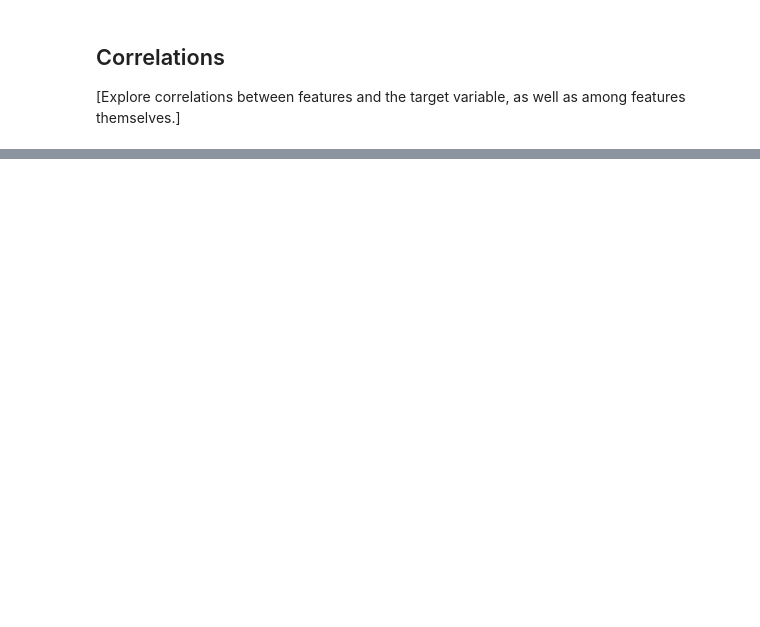
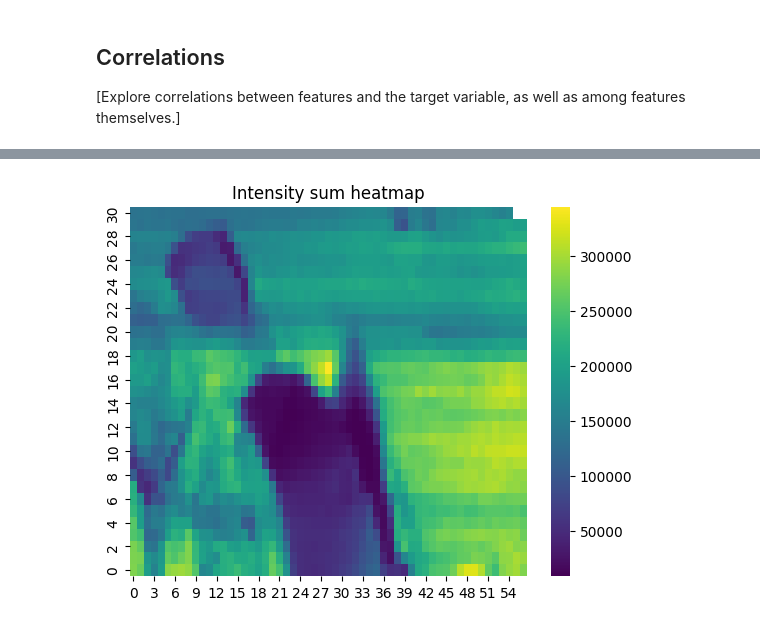
Before and after one commit to Torbus2025/photoemission_quality, a Jupyter notebook: 1_DatasetCharacteristics/exploratory_data_analysis.ipynb, the cells around one changed output, grey strips where cells are left out. Saved outputs shown, nothing was run; the diff lists cells and outputs as text; code cells hidden in the pictures; blank space fills up the shorter version.

Commit message:
heatmaps for label distribution added

```diff
--- a/1_DatasetCharacteristics/exploratory_data_analysis.ipynb
+++ b/1_DatasetCharacteristics/exploratory_data_analysis.ipynb
@@ -198,0 +162,84 @@ plt.show()
+# %%
+# heatmaps to show the distribution of the intensity sums across the samples as well as the distribution of the quality labels (Resolution and Symmetrie).
+
+from matplotlib.colors import ListedColormap
+def i_sum(df, sample_index):
+    return np.sum(df[:, :, sample_index])
+
+# Calculate intensity sum for each sample and add to labels_df
+intensity_sums = [i_sum(df, i) for i in range(num_samples)]
+labels_df['intensity_sum'] = intensity_sums
+
+x = 57 # number of measurements (ARPES spectra) in x direction on sample
+
+# To create a heatmap, we need to reshape the intensity sums into a 2D array
+arr = labels_df['intensity_sum'].to_numpy().astype(float)
+pad_len = (-len(arr)) % x
+arr_padded = np.pad(arr, (0, pad_len), constant_values=np.nan)
+intensity_matrix = arr_padded.reshape(-1, x)
+
+ax = sns.heatmap(intensity_matrix, cmap='viridis', cbar=True)
+ax.invert_yaxis()
+plt.title('Intensity sum heatmap')
+plt.show()
+
+# set label heatmap
+
+labels_df['new_label'] = labels_df['Resolution']
+label_arr = labels_df['new_label'].to_numpy().astype(float)
+label_arr_padded = np.pad(label_arr, (0, pad_len), constant_values=np.nan)
+label_matrix = label_arr_padded.reshape(-1, x)
+
+label_cmap = ListedColormap(sns.color_palette('cividis', 5))
+ax = sns.heatmap(label_matrix, cmap=label_cmap, cbar=True)
+ax.invert_yaxis()
+plt.title('Resolution label heatmap')
+plt.show()
+
+# symmetry heatmap
+
+labels_df['new_label'] = labels_df['Symmetrie']
+label_arr = labels_df['new_label'].to_numpy().astype(float)
+label_arr_padded = np.pad(label_arr, (0, pad_len), constant_values=np.nan)
+label_matrix = label_arr_padded.reshape(-1, x)
+
+label_cmap = ListedColormap(sns.color_palette('cividis', 5))
+ax = sns.heatmap(label_matrix, cmap=label_cmap, cbar=True)
+ax.invert_yaxis()
+plt.title('Symmetry label heatmap')
+plt.show()
+
+# Create a new label column: if Symmetrie is 0, new_label is 0, otherwise it is the value of Resolution ( 0 to 5 )
+labels_df['new_label'] = np.where(labels_df['Symmetrie'] == 0, 0, labels_df['Resolution'])
+label_arr = labels_df['new_label'].to_numpy().astype(float)
+label_arr_padded = np.pad(label_arr, (0, pad_len), constant_values=np.nan)
+label_matrix = label_arr_padded.reshape(-1, x)
+
+label_cmap = ListedColormap(sns.color_palette('viridis', 5))
+ax = sns.heatmap(label_matrix, cmap=label_cmap, cbar=True)
+ax.invert_yaxis()
+plt.title('New label heatmap (sym*res)')
+plt.show()
+
+# Create a combined heatmap to differentiate between asymmetric and symmetric spectra, while also showing the resolution levels
+labels_df['group_code'] = np.where(labels_df['Symmetrie'] == 0,
+                                        labels_df['Resolution'],
+                                        labels_df['Resolution'] + 6)
+group_arr = labels_df['group_code'].to_numpy().astype(float)
+group_arr_padded = np.pad(group_arr, (0, pad_len), constant_values=np.nan)
+group_matrix = group_arr_padded.reshape(-1, x)
+
+label_cmap = ListedColormap(
+    sns.color_palette('Blues', 5) + sns.color_palette('Oranges', 5)
+)
+ax = sns.heatmap(group_matrix, cmap=label_cmap, cbar=True, vmin=0, vmax=11)
+ax.invert_yaxis()
+plt.title('Combined heatmap: asymmetric (Blau), symmetric (Orange)')
+
+cbar = ax.collections[0].colorbar
+cbar.set_ticks(np.arange(0.5, 12, 1))
+cbar.set_ticklabels(
+    [f'{i} (asym)' for i in range(6)] + [f'{i} (sym)' for i in range(6)]
+)
+# %% [output]
+[figure, added]
```
Also changed, not shown: parts of 5 cells of this notebook.
